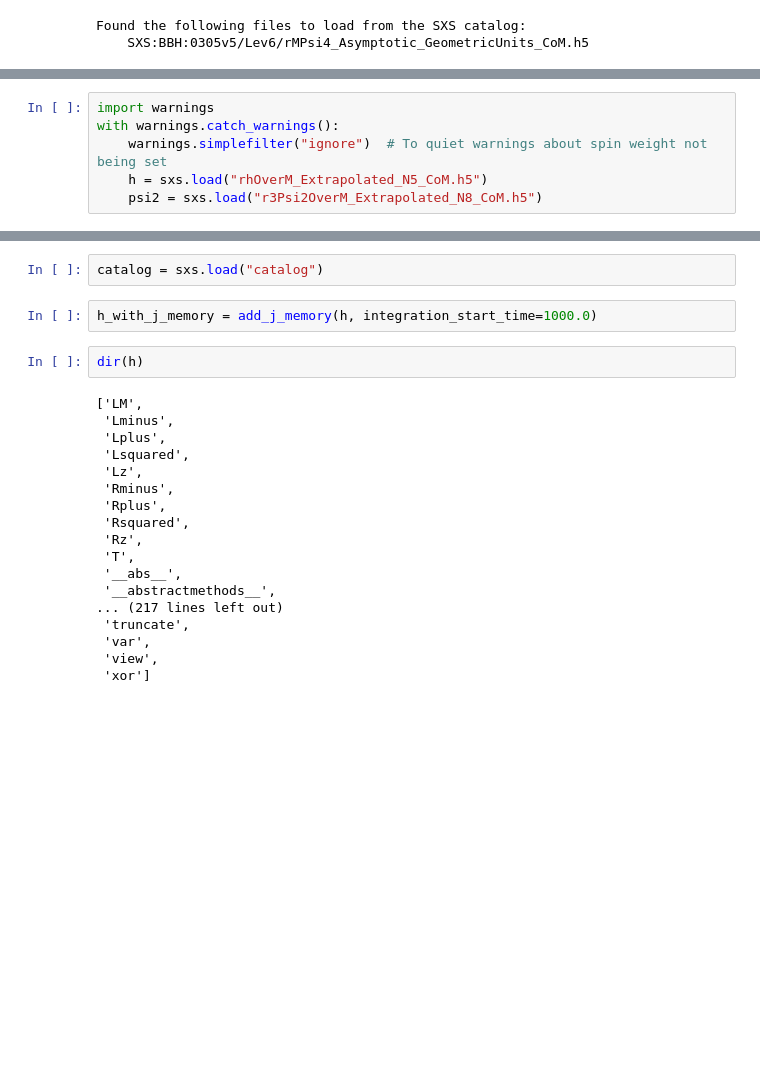
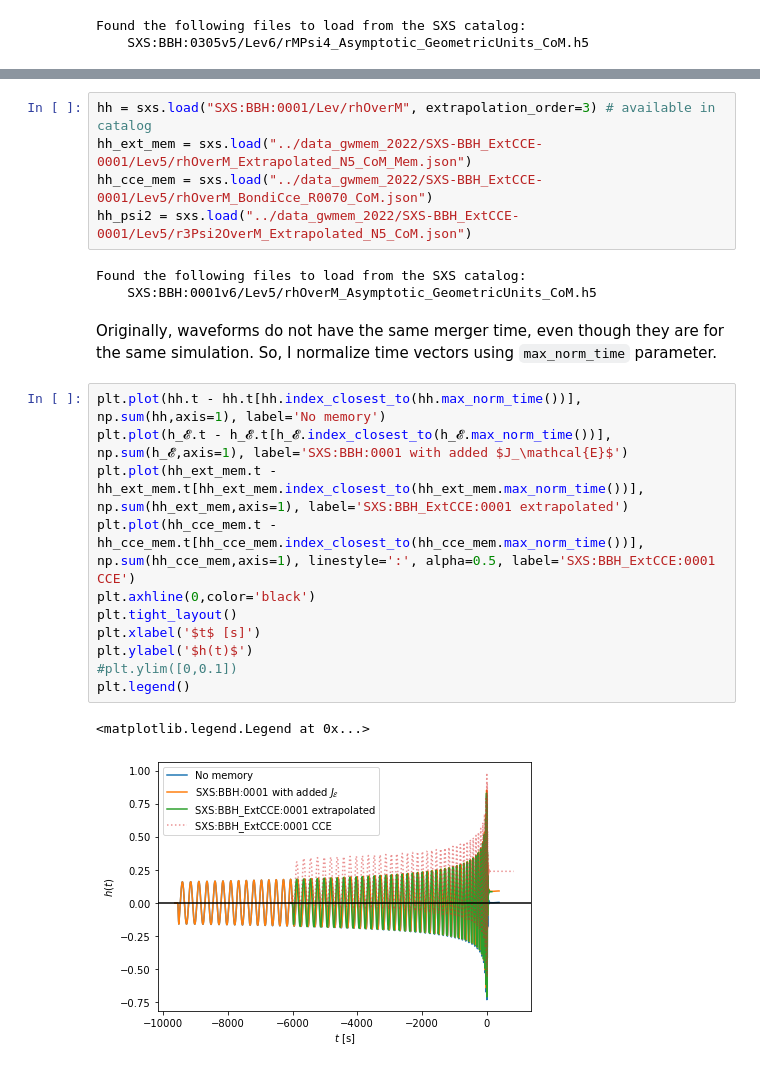
Before and after one commit to bvgoncharov/gwmem_2022, a Jupyter notebook: demo_sxs_memory.ipynb, the cells around one changed output, grey strips where cells are left out. Cells and saved outputs as stored; diff of their text form; blank space fills up the shorter version.

Commit message:
Demo SXS memory added

```diff
--- a/demo_sxs_memory.ipynb
+++ b/demo_sxs_memory.ipynb
@@ -117,6 +118,0 @@ In Mike's tutorial, $\Psi_2$ is loaded the following way:
-# %%
-import warnings
-with warnings.catch_warnings():
-    warnings.simplefilter("ignore")  # To quiet warnings about spin weight not being set
-    h = sxs.load("rhOverM_Extrapolated_N5_CoM.h5")
-    psi2 = sxs.load("r3Psi2OverM_Extrapolated_N8_CoM.h5")
@@ -167,24 +119,24 @@ def add_j_memory(h, integration_start_time=None, psi4=None):
-# %%
-catalog = sxs.load("catalog")
-# %%
-h_with_j_memory = add_j_memory(h, integration_start_time=1000.0)
-# %%
-dir(h)
-# %% [output]
-['LM',
- 'Lminus',
- 'Lplus',
- 'Lsquared',
- 'Lz',
- 'Rminus',
- 'Rplus',
- 'Rsquared',
- 'Rz',
- 'T',
- '__abs__',
- '__abstractmethods__',
-... (217 lines left out)
- 'truncate',
- 'var',
- 'view',
- 'xor']
+# %%
+hh = sxs.load("SXS:BBH:0001/Lev/rhOverM", extrapolation_order=3) # available in catalog
+hh_ext_mem = sxs.load("../data_gwmem_2022/SXS-BBH_ExtCCE-0001/Lev5/rhOverM_Extrapolated_N5_CoM_Mem.json")
+hh_cce_mem = sxs.load("../data_gwmem_2022/SXS-BBH_ExtCCE-0001/Lev5/rhOverM_BondiCce_R0070_CoM.json")
+hh_psi2 = sxs.load("../data_gwmem_2022/SXS-BBH_ExtCCE-0001/Lev5/r3Psi2OverM_Extrapolated_N5_CoM.json")
+# %% [output]
+Found the following files to load from the SXS catalog:
+    SXS:BBH:0001v6/Lev5/rhOverM_Asymptotic_GeometricUnits_CoM.h5
+# %% [markdown]
+Originally, waveforms do not have the same merger time, even though they are for the same simulation. So, I normalize time vectors using `max_norm_time` parameter.
+# %%
+plt.plot(hh.t - hh.t[hh.index_closest_to(hh.max_norm_time())], np.sum(hh,axis=1), label='No memory')
+plt.plot(h_𝓔.t - h_𝓔.t[h_𝓔.index_closest_to(h_𝓔.max_norm_time())], np.sum(h_𝓔,axis=1), label='SXS:BBH:0001 with added $J_\mathcal{E}$')
+plt.plot(hh_ext_mem.t - hh_ext_mem.t[hh_ext_mem.index_closest_to(hh_ext_mem.max_norm_time())], np.sum(hh_ext_mem,axis=1), label='SXS:BBH_ExtCCE:0001 extrapolated')
+plt.plot(hh_cce_mem.t - hh_cce_mem.t[hh_cce_mem.index_closest_to(hh_cce_mem.max_norm_time())], np.sum(hh_cce_mem,axis=1), linestyle=':', alpha=0.5, label='SXS:BBH_ExtCCE:0001 CCE')
+plt.axhline(0,color='black')
+plt.tight_layout()
+plt.xlabel('$t$ [s]')
+plt.ylabel('$h(t)$')
+#plt.ylim([0,0.1])
+plt.legend()
+# %% [output]
+<matplotlib.legend.Legend at 0x...>
+[figure, added]
```
Also changed, not shown: parts of 25 cells of this notebook.
